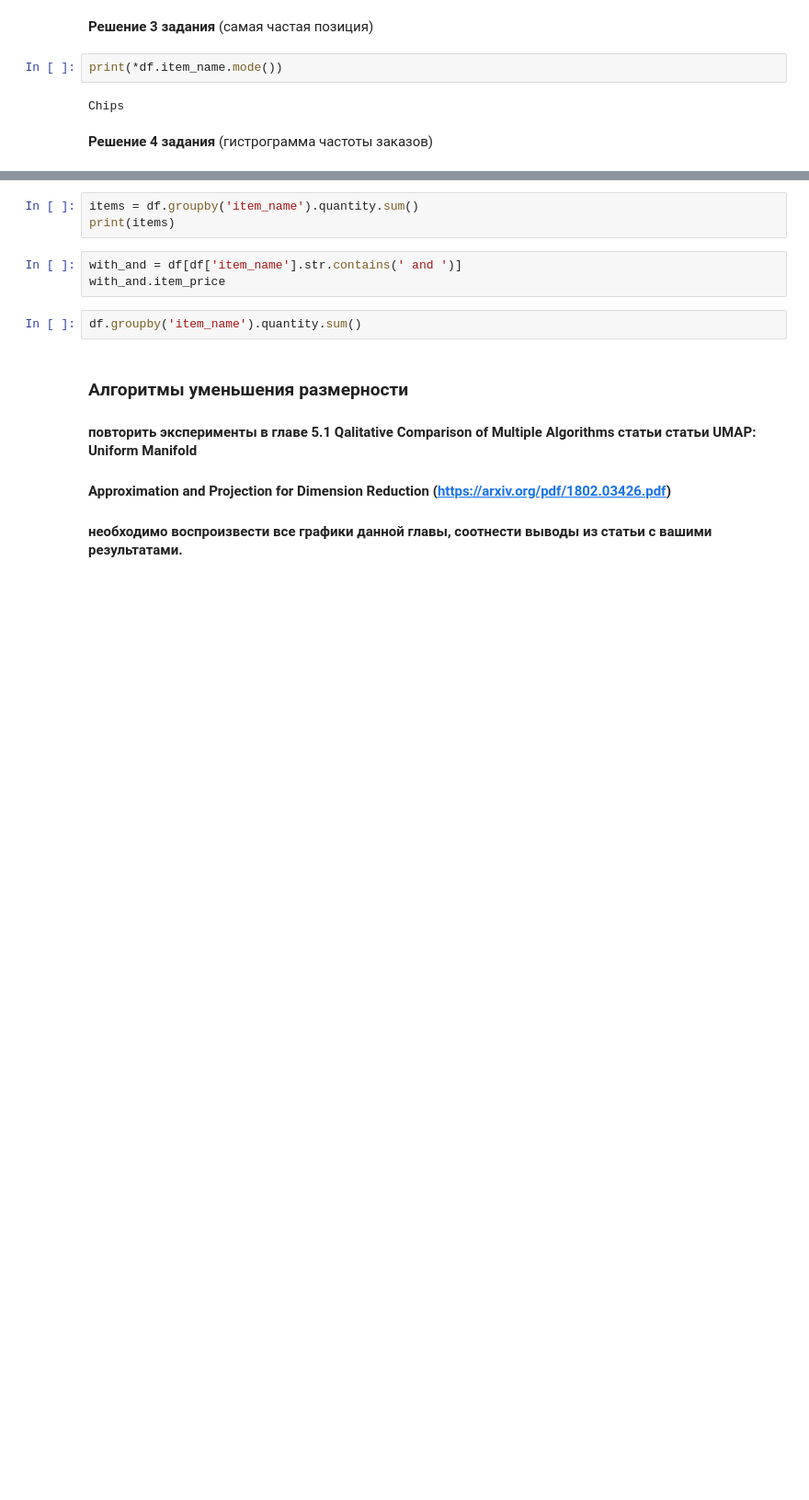
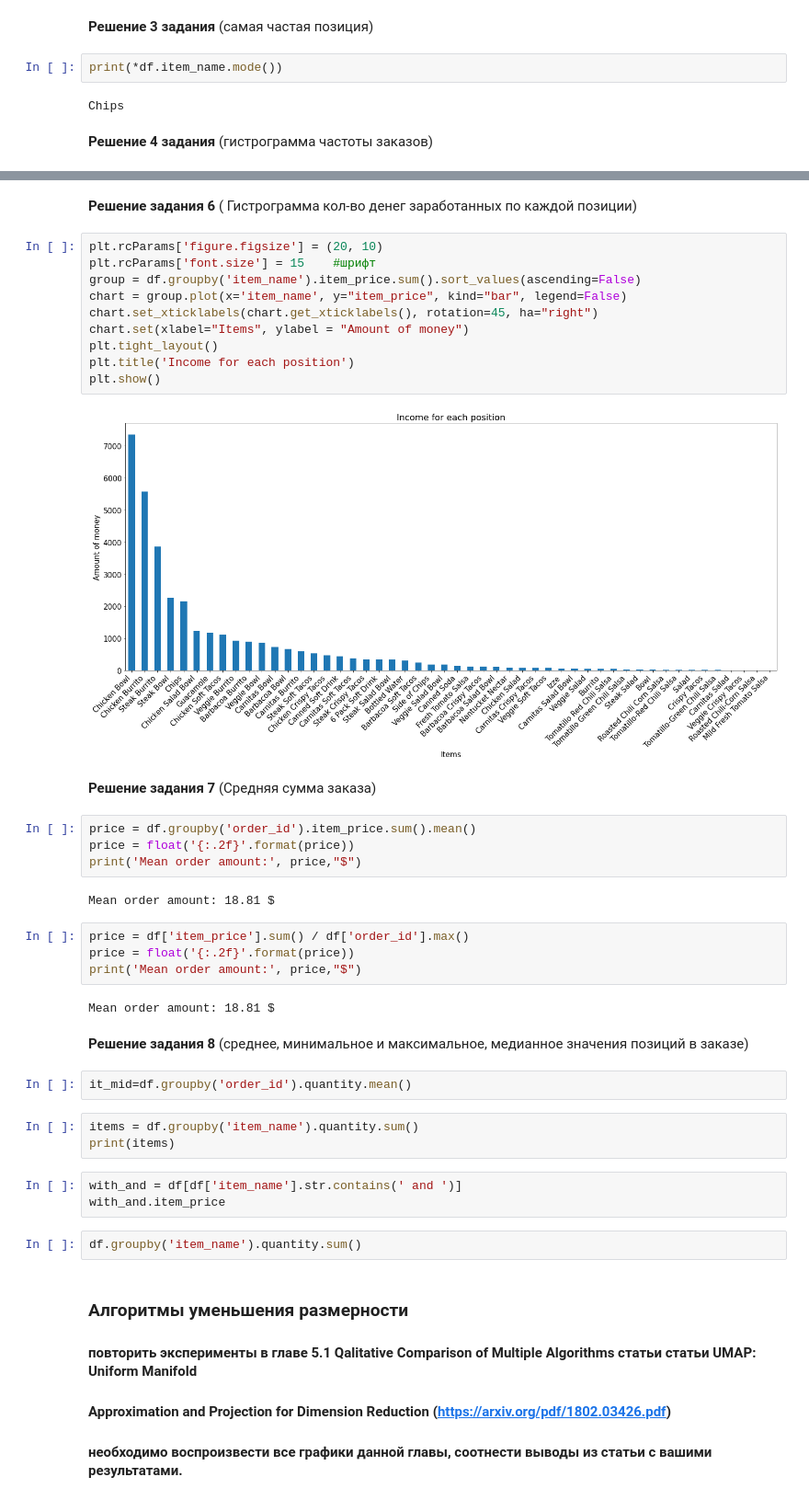
Before and after one commit to Blinova-Olga/intelligent-systems-HW1, a Jupyter notebook: Pandas&DimensionalityReduction.ipynb, the cells around one changed output, grey strips where cells are left out. Shown at 92% size. Drawn from its saved outputs; the diff is of its cells as text; blank space fills up the shorter version.

```diff
--- a/Pandas&DimensionalityReduction.ipynb
+++ b/Pandas&DimensionalityReduction.ipynb
@@ -126,3 +87,35 @@ plt.show()
+# %% [markdown]
+**Решение задания 6** ( Гистрограмма кол-во денег заработанных по каждой позиции)
+# %%
+plt.rcParams['figure.figsize'] = (20, 10)
+plt.rcParams['font.size'] = 15    #шрифт
+group = df.groupby('item_name').item_price.sum().sort_values(ascending=False)
+chart = group.plot(x='item_name', y="item_price", kind="bar", legend=False)
+chart.set_xticklabels(chart.get_xticklabels(), rotation=45, ha="right")
+chart.set(xlabel="Items", ylabel = "Amount of money")
+plt.tight_layout()
+plt.title('Income for each position')
+plt.show()
+# %% [output]
+[figure, added]
+# %% [markdown]
+**Решение задания 7** (Средняя сумма заказа)
+# %%
+price = df.groupby('order_id').item_price.sum().mean()
+price = float('{:.2f}'.format(price))
+print('Mean order amount:', price,"$")
+# %% [output]
+Mean order amount: 18.81 $
+# %%
+price = df['item_price'].sum() / df['order_id'].max()
+price = float('{:.2f}'.format(price))
+print('Mean order amount:', price,"$")
+# %% [output]
+Mean order amount: 18.81 $
+# %% [markdown]
+**Решение задания 8** (среднее, минимальное и максимальное, медианное значения позиций в заказе)
+# %%
+it_mid=df.groupby('order_id').quantity.mean()
 # %%
 items = df.groupby('item_name').quantity.sum()
 print(items)
```
Also changed, not shown: parts of 4 cells of this notebook.
